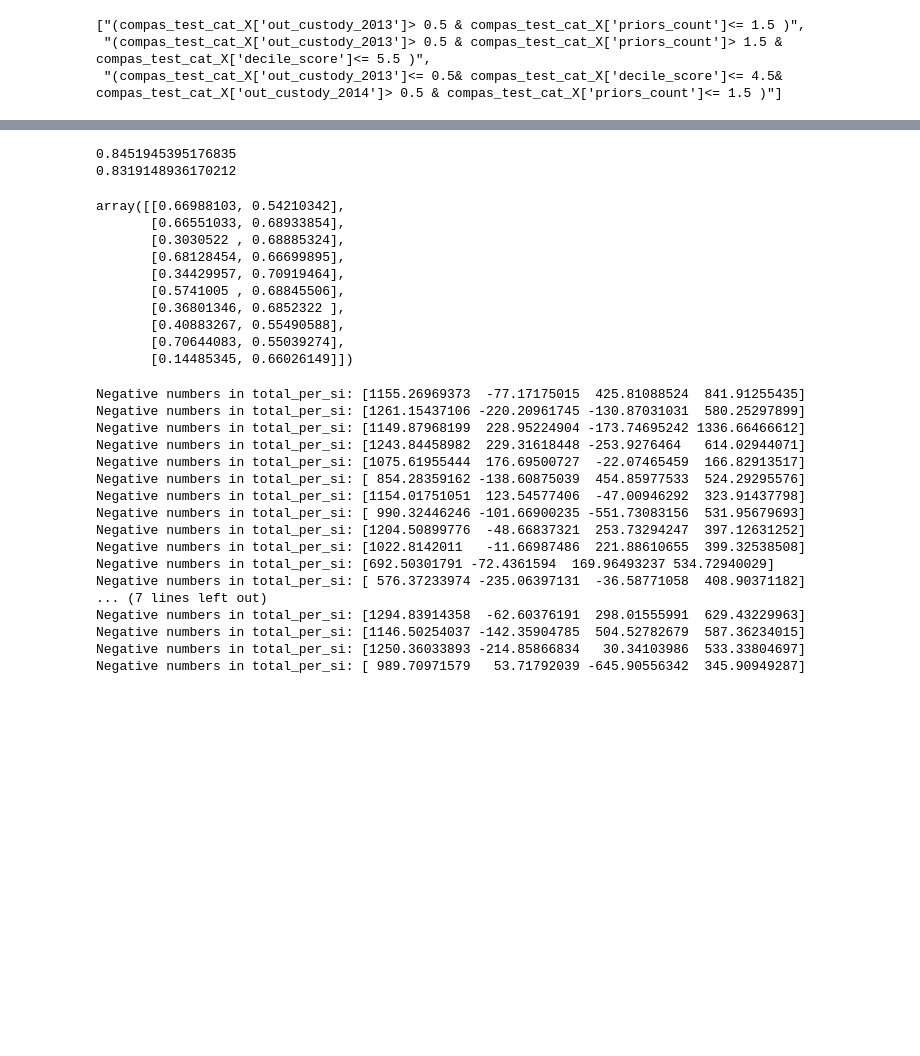
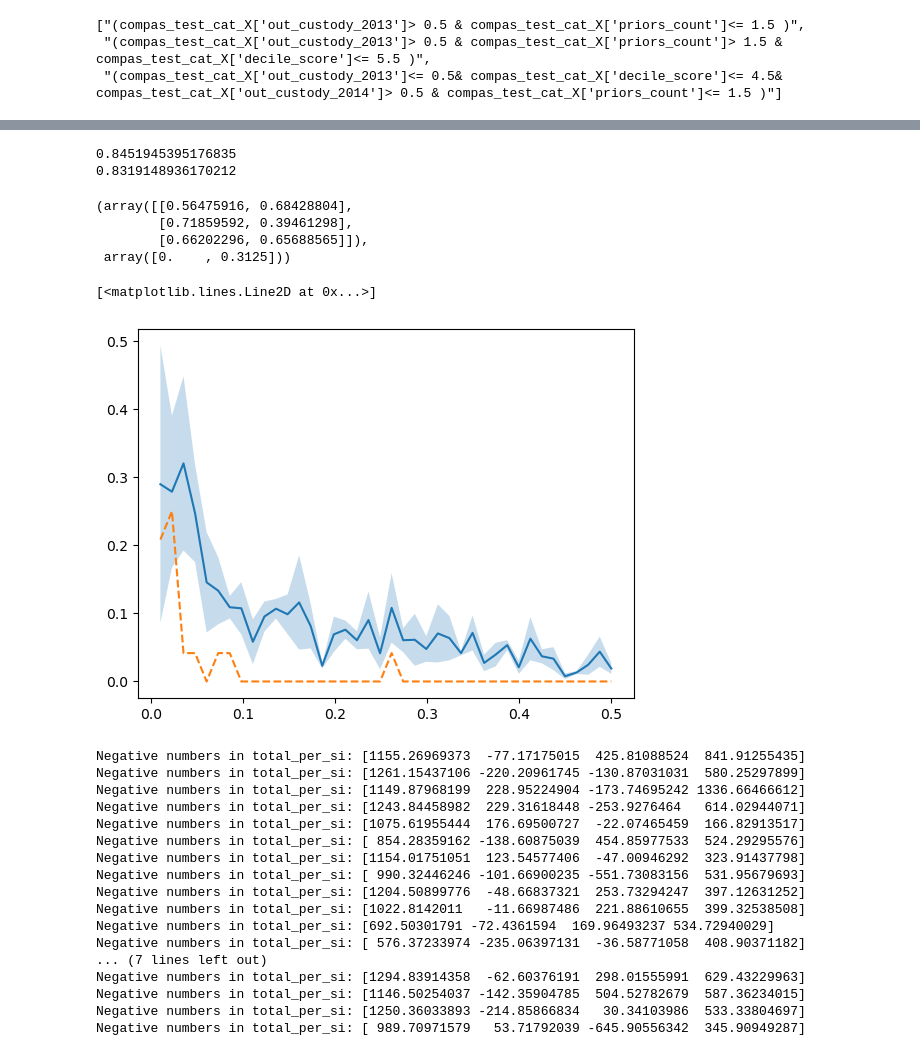
Before and after one commit to uknowwho/pafer, a Jupyter notebook: pafer-compas-other.ipynb, the cells around one changed output, grey strips where cells are left out. Saved outputs shown, nothing was run; the diff lists cells and outputs as text; code cells hidden in the pictures; blank space fills up the shorter version.

Commit message:
added invalid value tracker

```diff
--- a/pafer-compas-other.ipynb
+++ b/pafer-compas-other.ipynb
@@ -476,58 +485,69 @@ def experiment(ruleset, tree, dataset, sens_dataset, epsilon,
     actual_sp = statistical_parity(tree.predict(dataset), sens_dataset)
     errors = np.zeros((runs, len(mechanisms)))
     S = sens_dataset.value_counts(sort=False).index
-
+    invalids = np.zeros(len(mechanisms))
+    valids = np.zeros(len(mechanisms))
     for row in range(runs):
         for col, mechanism in enumerate(mechanisms):
-            errors[row, col] = abs(estimate_sp(pos_rules, dataset, sens_dataset, S, mechanism, epsilon, delta) - actual_sp)
+            estimated_sp, invalid, valid = estimate_sp(pos_rules, dataset, sens_dataset, S, mechanism, epsilon, delta)
+            invalids[col] += invalid
+            valids[col] += valid
+            errors[row, col] = abs(estimated_sp - actual_sp)
 
-    return errors
+    return errors, invalids / (valids + invalids)
 # %%
 print(statistical_parity(best_tree.predict(compas_test_cat_X), compas_test_sex))
 print(statistical_parity(best_tree.predict(compas_train_cat_X), compas_train_sex))
 
 experiment(rules, best_tree, compas_test_cat_X, compas_test_sex_race,
-           epsilon=0.005, delta=0.0001, mechanisms=['exponential', 'laplacian'], runs=10)
+           epsilon=0.005, delta=0.0001, mechanisms=['exponential', 'laplacian'], runs=3)
 # %% [output]
 0.8451945395176835
 0.8319148936170212
-array([[0.66988103, 0.54210342],
-       [0.66551033, 0.68933854],
-       [0.3030522 , 0.68885324],
-       [0.68128454, 0.66699895],
-       [0.34429957, 0.70919464],
-       [0.5741005 , 0.68845506],
-       [0.36801346, 0.6852322 ],
-       [0.40883267, 0.55490588],
-       [0.70644083, 0.55039274],
-       [0.14485345, 0.66026149]])
+(array([[0.56475916, 0.68428804],
+        [0.71859592, 0.39461298],
+        [0.66202296, 0.65688565]]),
+ array([0.    , 0.3125]))
 # %%
 epsilons = np.linspace(0.01, 0.5, 40)
 runs = 50
 
-laplace_errs_hist, exp_errs_hist = [], []
-laplace_uncert_hist, exp_uncert_hist = [], []
+laplace_errs, exp_errs = [], []
+laplace_uncert, exp_uncert = [], []
+laplace_invalid_ratios, exp_invalid_ratios = [], []
 for epsilon in tqdm(epsilons):
-    sp_errs = experiment(rules, best_tree, compas_test_cat_X,
+    sp_errs, invalid_ratio = experiment(rules, best_tree, compas_test_cat_X,
                          compas_test_sex, epsilon=epsilon, runs=runs, mechanisms=["laplacian", "exponential"])
 
     avg_errs = np.mean(sp_errs, axis=0)
     std_errs = np.std(sp_errs, ddof=1, axis=0)
     uncertainty = std_errs / np.sqrt(runs)
 
-    laplace_errs_hist.append(avg_errs[0])
-    exp_errs_hist.append(avg_errs[1])
-    laplace_uncert_hist.append(uncertainty[0])
-    exp_uncert_hist.append(uncertainty[1])
+    laplace_errs.append(avg_errs[0])
+    exp_errs.append(avg_errs[1])
+    laplace_uncert.append(uncertainty[0])
+    exp_uncert.append(uncertainty[1])
+
+    laplace_ratio, exp_ratio = invalid_ratio
+    laplace_invalid_ratios.append(laplace_ratio)
+    exp_invalid_ratios.append(exp_ratio)
 # %%
-laplace_errs_hist = np.array(laplace_errs_hist)
-exp_errs_hist = np.array(exp_errs_hist)
-laplace_uncert_hist = np.array(laplace_uncert_hist)
-exp_uncert_hist = np.array(exp_uncert_hist)
+laplace_errs = np.array(laplace_errs)
+exp_errs = np.array(exp_errs)
+laplace_uncert = np.array(laplace_uncert)
+exp_uncert = np.array(exp_uncert)
+laplace_invalid_ratios = np.array(laplace_invalid_ratios)
 
-for arr, name in zip([laplace_errs_hist, exp_errs_hist, laplace_uncert_hist, exp_uncert_hist], ["laplace_errs", "exp_errs", "laplace_uncert", "exp_uncert"]):
+for arr, name in zip([laplace_errs, exp_errs, laplace_uncert, exp_uncert, laplace_invalid_ratios], ["laplace_errs", "exp_errs", "laplace_uncert", "exp_uncert", "laplace_inv_ratio"]):
     with open(f"compas-sex-{name}", "wb") as f:
         np.save(f, arr)
+# %%
+plt.plot(epsilons, laplace_errs)
+plt.fill_between(epsilons, laplace_errs + laplace_uncert, laplace_errs - laplace_uncert, alpha=0.25)
+plt.plot(epsilons, laplace_invalid_ratios, linestyle='--')
+# %% [output]
+[<matplotlib.lines.Line2D at 0x...>]
+[figure, added]
 # %%
 epsilons = np.linspace(0.01, 0.5, 40)
 runs = 50
```
Also changed, not shown: parts of 6 cells of this notebook, 2 other files.
